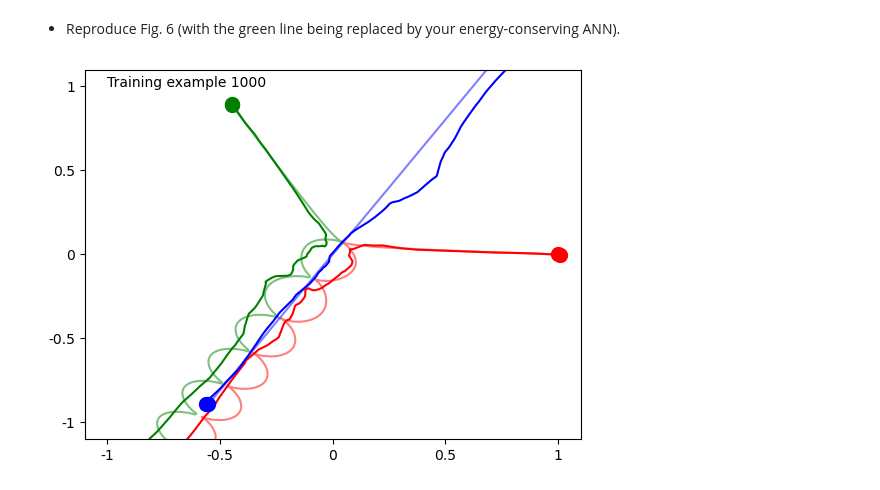
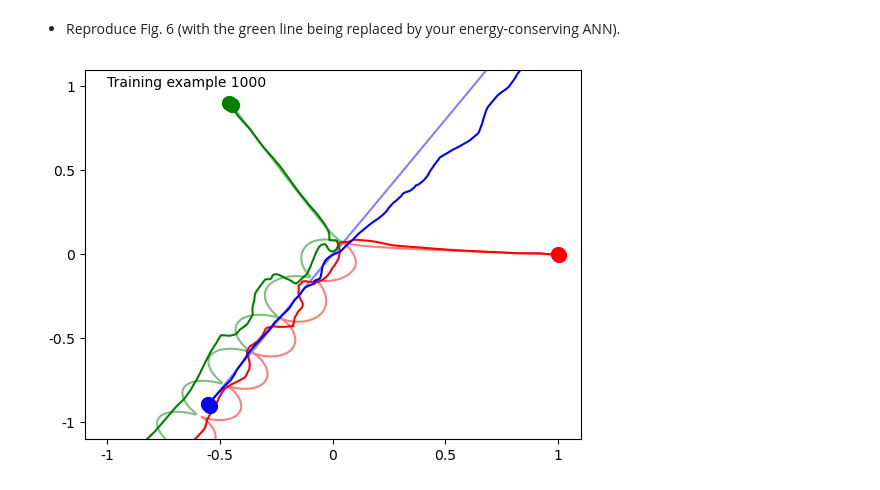
Before and after one commit to stach/lfd-project, a Jupyter notebook: Project2/project2.ipynb, the cells around one changed output. Saved outputs shown, nothing was run; the diff lists cells and outputs as text; code cells hidden in the pictures.

```diff
--- a/Project2/project2.ipynb
+++ b/Project2/project2.ipynb
@@ -228,6 +235,10 @@ if train:
     # Define Sequential MLP network with 6 layers à 128 neurons and an output layer
     model = models.Sequential([
         layers.InputLayer(3),
+        layers.Dense(128, activation='relu', kernel_initializer=initializers.HeNormal()),
+        layers.Dense(128, activation='relu', kernel_initializer=initializers.HeNormal()),
+        layers.Dense(128, activation='relu', kernel_initializer=initializers.HeNormal()),
+        layers.Dense(128, activation='relu', kernel_initializer=initializers.HeNormal()),
         layers.Dense(128, activation='relu', kernel_initializer=initializers.HeNormal()),
         layers.Dense(128, activation='relu', kernel_initializer=initializers.HeNormal()),
         layers.Dense(128, activation='relu', kernel_initializer=initializers.HeNormal()),
@@ -254,8 +261,8 @@ TODO: SAVE MODEL AS .KERAS
 # %%
 if not(train):
     # Insert the name of the model you want to load
-    model_name = "1410_1417"
-    model = keras.models.load_model(f"./models/NN_project2_{model_name}.h5")
+    model_name = "1910_0140"
+    model = keras.models.load_model(f"./models/NN_project2_{model_name}.keras")
 # %% [markdown]
 ### Get model summary
 # %%
@@ -282,27 +289,6 @@ _________________________________________________________________
 # %% [markdown]
 ### Fit our model
 # %%
-callback_lr = keras.callbacks.EarlyStopping(monitor='loss', patience=3)
-
-def scheduler(epoch, lr):
-    """
-    This function keeps the initial learning rate for the first seven epochs and decreases it exponentially after that.
-
-    Args:
-        epoch (int): Current epoch
-        lr (float): initial learning rate
-
-    Returns:
-        lr (float): new learning rate
-    """
-    if epoch < 7:
-        return lr
-    else:
-        return lr * tf.math.exp(-0.1)
-
-# At the beginning of every epoch, this callback gets the updated learning rate value from schedule function provided at __init__, with the current epoch and current learning rate, and applies the updated learning rate on the optimizer.
-callback_early_stopping = keras.callbacks.LearningRateScheduler(scheduler)
-
 # If no improvement in the validation loss is seen for 2 epochs, the lerning rate is reduced by a factor of 0.5
 reduce_lr = keras.callbacks.ReduceLROnPlateau(monitor='val_loss', factor=0.5, patience=2, min_lr=1e-5)
 
@@ -822,12 +791,16 @@ def custom_loss(y, y_pred):
 # %%
 if not(trainE):
     # Insert the name of the model you want to load
-    model_name = "Eloss_1710_1033"
+    model_name = "Eloss_1910_0850_final"
     model_Eloss = keras.models.load_model(f"./models/NN_project2_{model_name}.keras")
 else:
     # Define Sequential MLP network with 6 layers à 128 neurons and an output layer
     model_Eloss = models.Sequential([
         layers.InputLayer(3),
+        layers.Dense(128, activation='relu', kernel_initializer=initializers.HeNormal()),
+        layers.Dense(128, activation='relu', kernel_initializer=initializers.HeNormal()),
+        layers.Dense(128, activation='relu', kernel_initializer=initializers.HeNormal()),
+        layers.Dense(128, activation='relu', kernel_initializer=initializers.HeNormal()),
         layers.Dense(128, activation='relu', kernel_initializer=initializers.HeNormal()),
         layers.Dense(128, activation='relu', kernel_initializer=initializers.HeNormal()),
         layers.Dense(128, activation='relu', kernel_initializer=initializers.HeNormal()),
@@ -899,22 +857,22 @@ Wall time: 43min 20s
 # %%
 idx = 1000
 input_data = np.hstack((X_train[idx,:,0].reshape(1000,1),np.full((1000,2),X_train[idx,0,1:])))
-yhat_pre_trained = model_Eloss.predict(input_data, verbose=False)
+yhat_Eloss = model_Eloss.predict(input_data, verbose=False)
 
 y_instance = y_train[idx,:,:]
 
-p1_hat, p2_hat, p3_hat = get_trajectories(yhat_pre_trained)
+p1_hat, p2_hat, p3_hat = get_trajectories(yhat_Eloss)
 p1_gt, p2_gt, p3_gt = get_trajectories(y_instance)
 
 fig, ax = plt.subplots()
 ax.annotate(f"Training example {idx}", xy=(-1, 1))
 
 # Plot once for ground truth: y
 plot_trajectories(p1_gt, p2_gt, p3_gt, ax=ax, label=idx, alpha=0.5)
 # Plot once for prediction: yhat
 plot_trajectories(p1_hat, p2_hat, p3_hat, ax=ax, label=idx);
 # %% [output]
-[figure, old version]
+[figure, new version]
 # %%
 # generate synthetic data
 if trainE:
```
Also changed, not shown: parts of 17 cells of this notebook, 3 other files.
